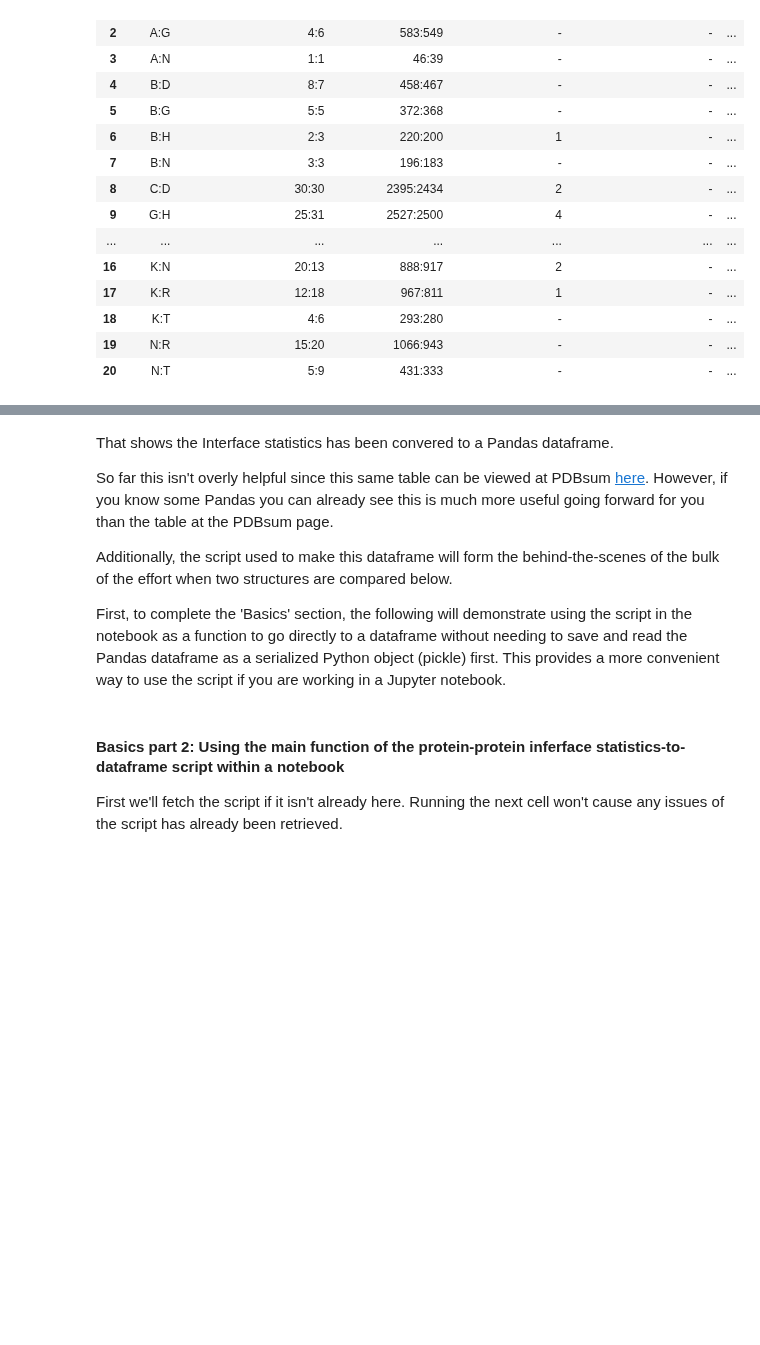
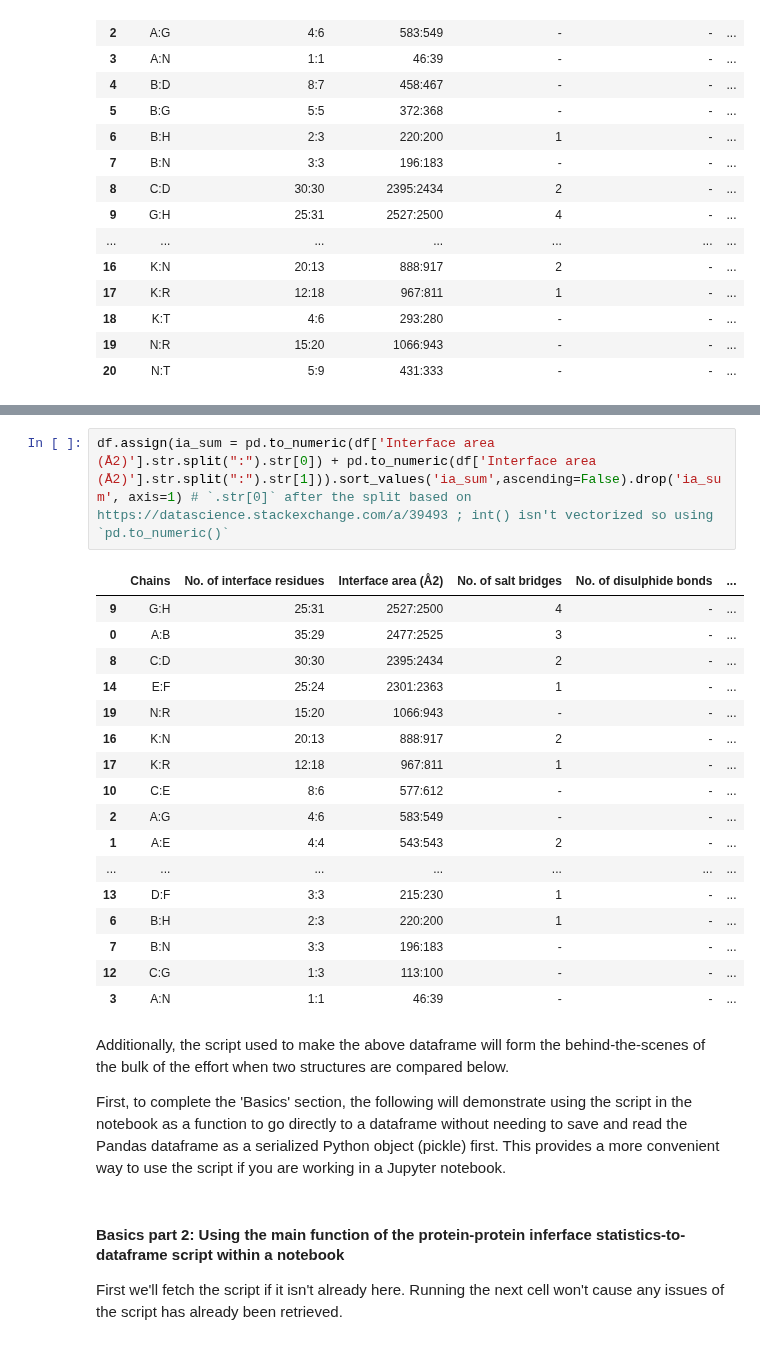
Before and after one commit to fomightez/pdbsum-binder, a Jupyter notebook: notebooks/Interface statistics basics and comparing Interface statistics for two structures.ipynb, the cells around one changed output, grey strips where cells are left out. Cells and saved outputs as stored; diff of their text form; blank space fills up the shorter version.

Commit message:
add sorting on interface size

```diff
--- a/notebooks/Interface statistics basics and comparing Interface statistics for two structures.ipynb
+++ b/notebooks/Interface statistics basics and comparing Interface statistics for two structures.ipynb
@@ -64,9 +69,25 @@ df
+# %%
+df.assign(ia_sum = pd.to_numeric(df['Interface area (Å2)'].str.split(":").str[0]) + pd.to_numeric(df['Interface area (Å2)'].str.split(":").str[1])).sort_values('ia_sum',ascending=False).drop('ia_sum', axis=1) # `.str[0]` after the split based on https://datascience.stackexchange.com/a/39493 ; int() isn't vectorized so using `pd.to_numeric()`
+# %% [output]
+|  | Chains | No. of interface residues | Interface area (Å2) | No. of salt bridges | No. of disulphide bonds | ... |
+| 9 | G:H | 25:31 | 2527:2500 | 4 | - | ... |
+| 0 | A:B | 35:29 | 2477:2525 | 3 | - | ... |
+| 8 | C:D | 30:30 | 2395:2434 | 2 | - | ... |
+| 14 | E:F | 25:24 | 2301:2363 | 1 | - | ... |
+| 19 | N:R | 15:20 | 1066:943 | - | - | ... |
+| 16 | K:N | 20:13 | 888:917 | 2 | - | ... |
+| 17 | K:R | 12:18 | 967:811 | 1 | - | ... |
+| 10 | C:E | 8:6 | 577:612 | - | - | ... |
+| 2 | A:G | 4:6 | 583:549 | - | - | ... |
+| 1 | A:E | 4:4 | 543:543 | 2 | - | ... |
+| ... | ... | ... | ... | ... | ... | ... |
+| 13 | D:F | 3:3 | 215:230 | 1 | - | ... |
+| 6 | B:H | 2:3 | 220:200 | 1 | - | ... |
+| 7 | B:N | 3:3 | 196:183 | - | - | ... |
+| 12 | C:G | 1:3 | 113:100 | - | - | ... |
+| 3 | A:N | 1:1 | 46:39 | - | - | ... |
 # %% [markdown]
-That shows the Interface statistics has been convered to a Pandas dataframe.
-
-So far this isn't overly helpful since this same table can be viewed at PDBsum [here](http://www.ebi.ac.uk/thornton-srv/databases/cgi-bin/pdbsum/GetPage.pl?pdbcode=6kiv&template=interfaces.html&c=999). However, if you know some Pandas you can already see this is much more useful going forward for you than the table at the PDBsum page.
-
-Additionally, the script used to make this dataframe will form the behind-the-scenes of the bulk of the effort when two structures are compared below.
+Additionally, the script used to make the above dataframe will form the behind-the-scenes of the bulk of the effort when two structures are compared below.
 
 First, to complete the 'Basics' section, the following will demonstrate using the script in the notebook as a function to go directly to a dataframe without needing to save and read the Pandas dataframe as a serialized Python object (pickle) first. This provides a more convenient way to use the script if you are working in a Jupyter notebook.
 # %% [markdown]
```
Also changed, not shown: parts of 1 cell of this notebook.
